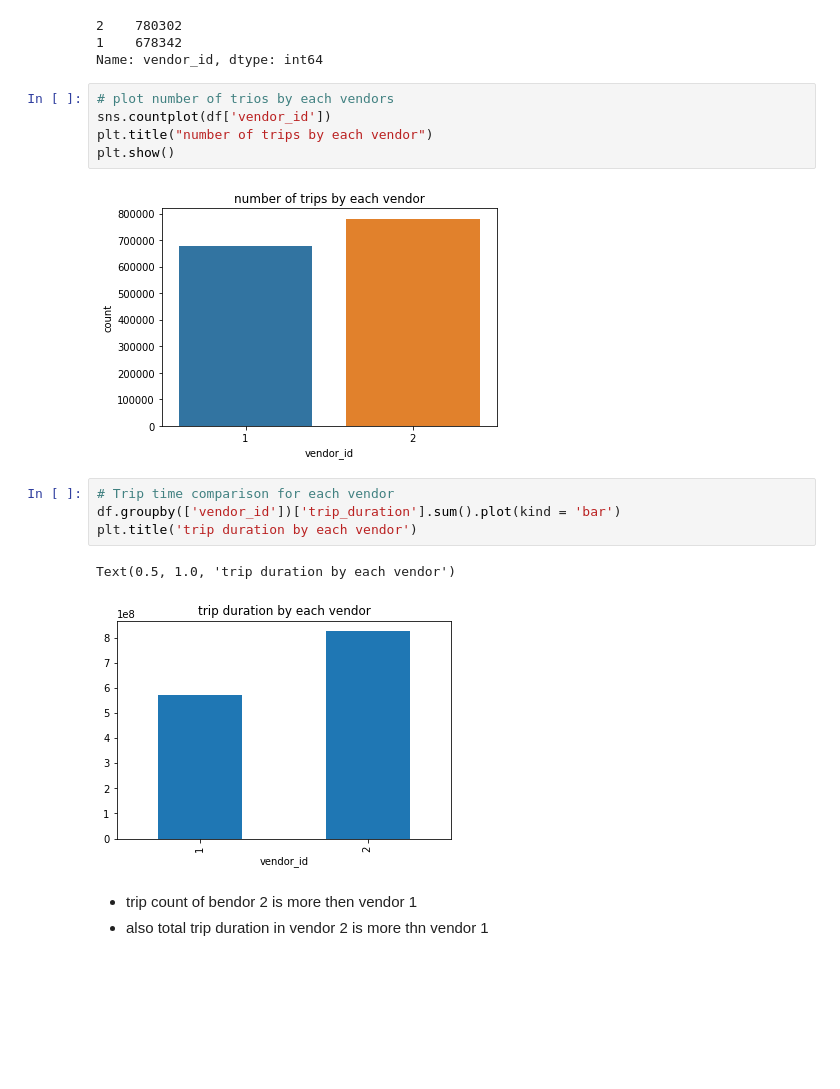
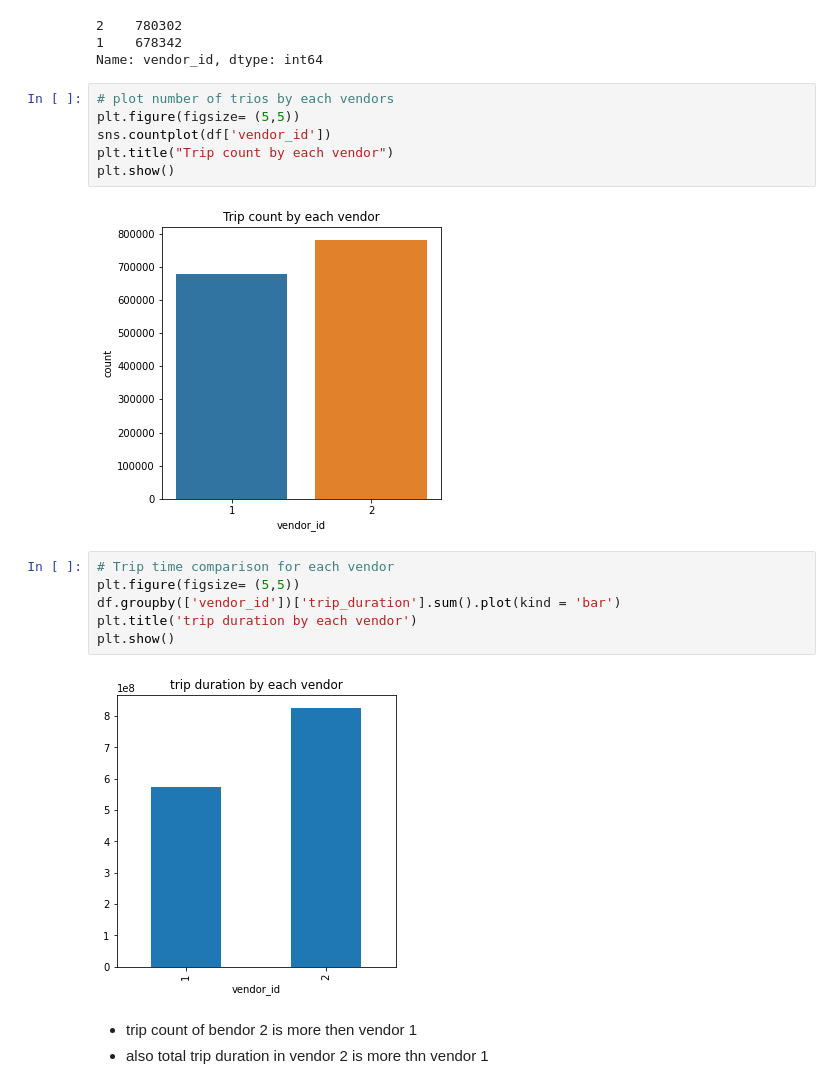
Before and after one commit to prabindebnath25/NYC-Taxi-Trip-Time-Prediction, a Jupyter notebook: NYC_Taxi_Trip_Time_Prediction_Capstone_Project.ipynb, the cells around one changed output. Saved outputs shown, nothing was run; the diff lists cells and outputs as text; blank space fills up the shorter version.

```diff
--- a/NYC_Taxi_Trip_Time_Prediction_Capstone_Project.ipynb
+++ b/NYC_Taxi_Trip_Time_Prediction_Capstone_Project.ipynb
@@ -169,18 +194,20 @@ df.vendor_id.value_counts()
 Name: vendor_id, dtype: int64
 # %%
 # plot number of trios by each vendors
+plt.figure(figsize= (5,5))
 sns.countplot(df['vendor_id'])
-plt.title("number of trips by each vendor")
+plt.title("Trip count by each vendor")
 plt.show()
 # %% [output]
-[figure, old version]
+[figure, new version]
 # %%
 # Trip time comparison for each vendor
+plt.figure(figsize= (5,5))
 df.groupby(['vendor_id'])['trip_duration'].sum().plot(kind = 'bar')
 plt.title('trip duration by each vendor')
+plt.show()
 # %% [output]
-Text(0.5, 1.0, 'trip duration by each vendor')
-[figure, old version]
+[figure, new version]
 # %% [markdown]
 * trip count of bendor 2 is more then vendor 1
 * also total trip duration in vendor 2 is more thn vendor 1
```
Also changed, not shown: parts of 60 cells of this notebook.
